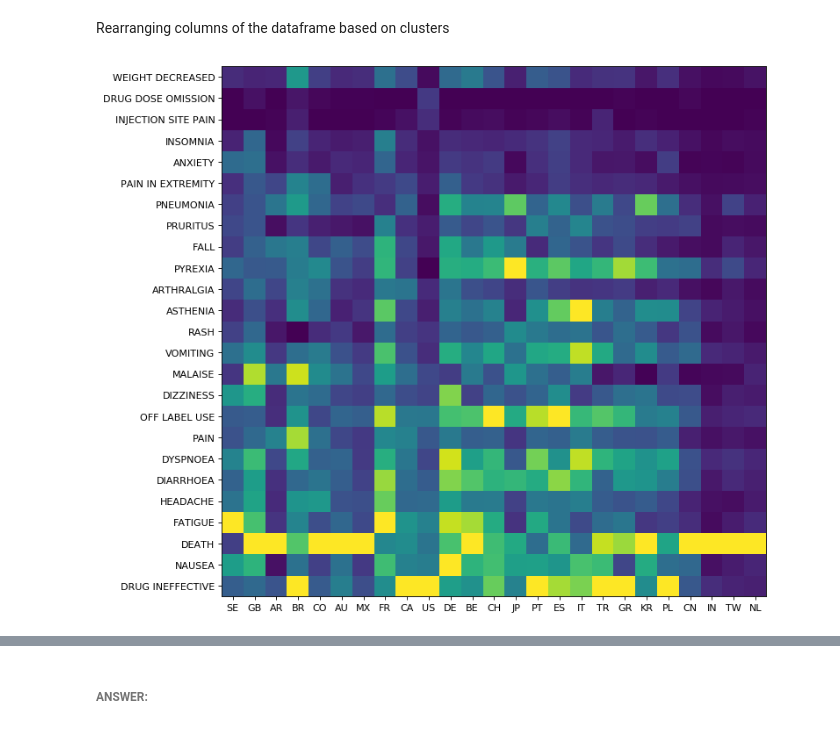
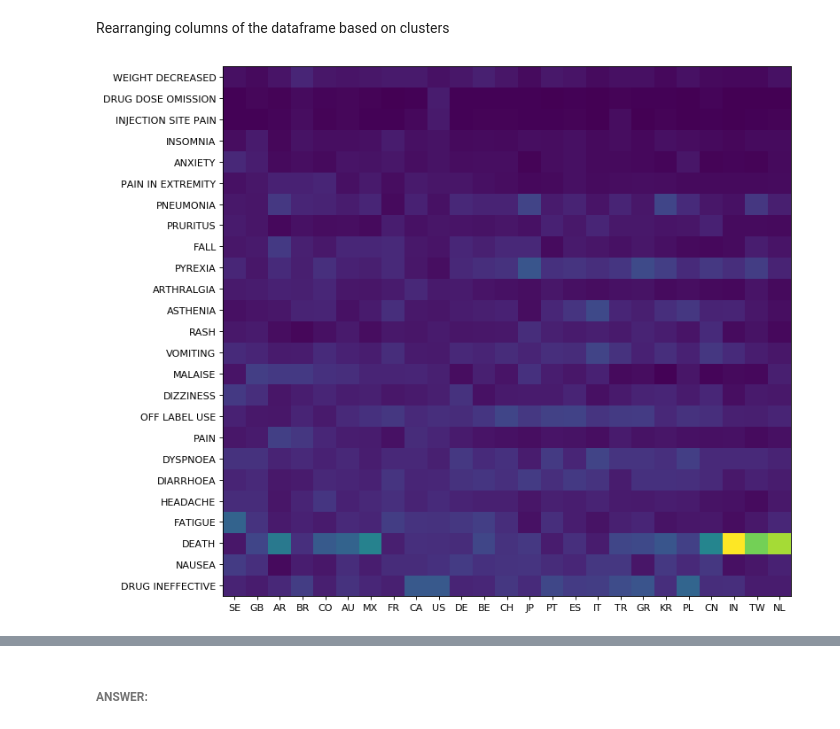
Before and after one commit to oryoruk/fda_adverse_events, a Jupyter notebook: (2020-05-07)_FDA_Adverse_Events.ipynb, the cells around one changed output, grey strips where cells are left out. Drawn from its saved outputs; the diff is of its cells as text; code cells hidden in the pictures.

Commit message:
added figures, updated the notebook

```diff
--- a/(2020-05-07)_FDA_Adverse_Events.ipynb
+++ b/(2020-05-07)_FDA_Adverse_Events.ipynb
@@ -495,0 +365,15 @@ plt.show()
+# %%
+m,n = 500,100
+temp = np.zeros((m,n), dtype=np.int)
+
+#for the top 100 drugs
+for i, country in enumerate(list(top_countries.term)[:n]):
+    reactions_for_country = query("&search=occurcountry.exact:\""+country+"\"&count=patient.reaction.reactionmeddrapt.exact&limit=1000")
+    for j, reaction in enumerate(list(reactions_for_country.term)):
+        country_reaction_rank = j
+        try:
+            overall_reaction_rank = list(top_reactions.term).index(reaction)
+        except:
+            overall_reaction_rank = 1000
+        if overall_reaction_rank<m:
+            temp[overall_reaction_rank,i] = reactions_for_country.loc[j]['count']
@@ -495,0 +384,2 @@ plt.show()
+# %%
+top500_r_by_100_c = pd.DataFrame(temp,columns = list(top_countries.term)[:n],index = list(top_reactions.term)[:m])
@@ -550,10 +638,12 @@ for country_code in country_cluster_1:
     print(country_name[country_code], end = ', ')
 # %% [output]
 Sweden, United Kingdom, Argentina, Brazil, Colombia, Australia, Mexico, France, Canada, United States, Germany, Belgium,
+# %%
+df  = top500_r_by_100_c.iloc[:25, :25]
+df=(df/df.sum())
+#normalizing like this does not make much sense:
 # %%
 for country_code in country_cluster_2:
     print(country_name[country_code], end=', ')
 # %% [output]
 Switzerland, Japan, Portugal, Spain, Italy, Turkey, Greece, Korea, Republic of, Poland, China,
-# %%
-df  = top25_c_by_r
@@ -574,10 +652,12 @@ Rearranging columns of the dataframe based on clusters
 # %%
 df = df[country_cluster_1+country_cluster_2+country_cluster_3]
 # %%
-figure(num=None, figsize=(10, 10), dpi=80, facecolor='w', edgecolor='k')
+figure(num=None, figsize=(10, 8), dpi=80, facecolor='w', edgecolor='k')
 plt.pcolor(df)
 plt.yticks(np.arange(0.5, len(df.index), 1), df.index)
 plt.xticks(np.arange(0.5, len(df.columns), 1), df.columns)
+plt.tight_layout()
+plt.savefig('./figures/top25_reactions_by_country_grouped_heatmap.png')
 plt.show()
 # %% [output]
-[figure, old version]
+[figure, new version]
```
Also changed, not shown: parts of 113 cells of this notebook, 6 other files.
